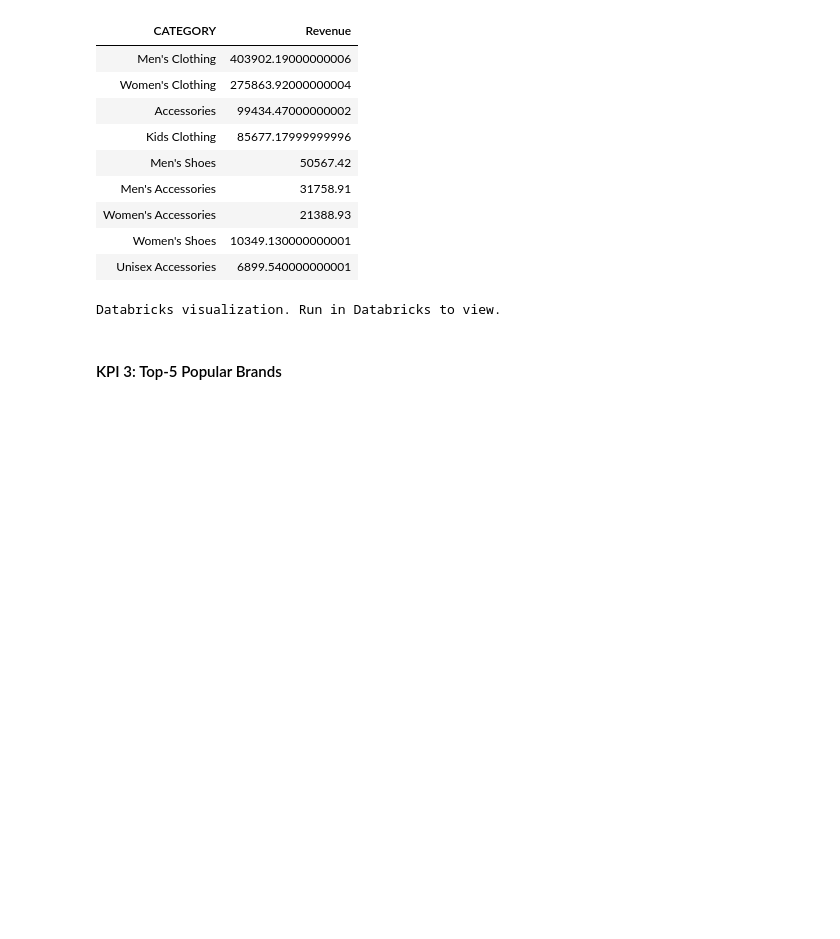
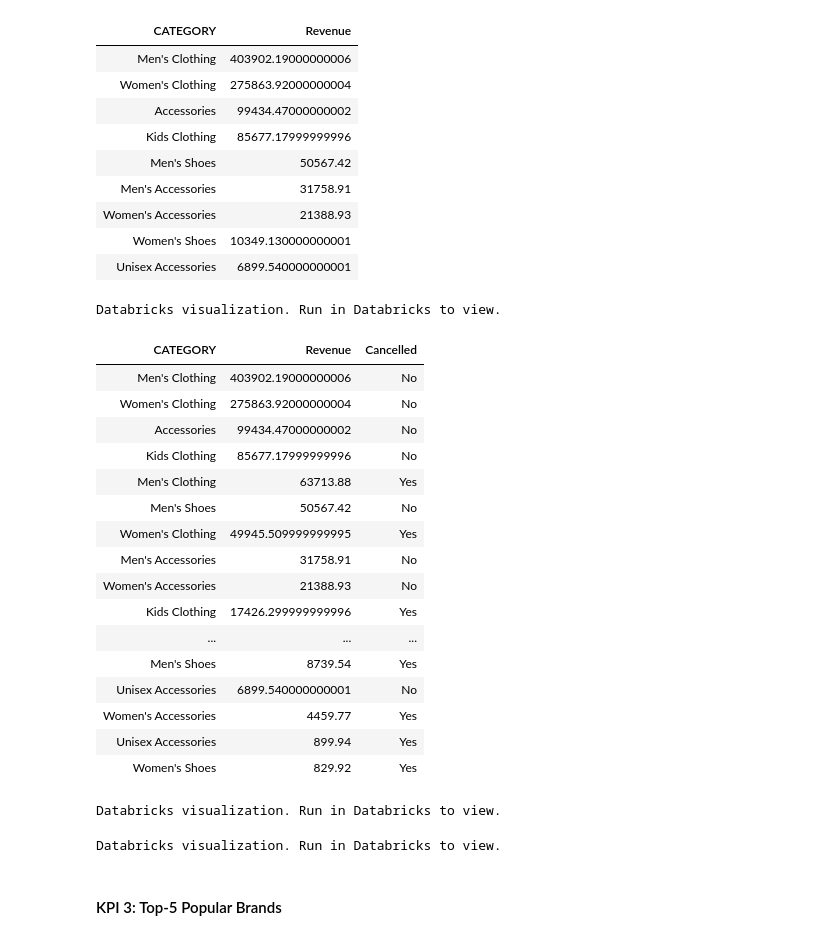
Before and after one commit to vpapaioannou/data_science_and_big_data_projects, a Jupyter notebook: online_clothing_company/Order History Analysis for an Online Clothing Brand Using Databricks Big Data with Delta Lakes.ipynb, the cells around one changed output. Cells and saved outputs as stored; diff of their text form; code cells hidden in the pictures; blank space fills up the shorter version.

Commit message:
Databricks project update.

```diff
--- a/online_clothing_company/Order History Analysis for an Online Clothing Brand Using Databricks Big Data with Delta Lakes.ipynb
+++ b/online_clothing_company/Order History Analysis for an Online Clothing Brand Using Databricks Big Data with Delta Lakes.ipynb
@@ -336,6 +336,41 @@ ORDER BY Revenue DESC
 | Women's Shoes | 10349.130000000001 |
 | Unisex Accessories | 6899.540000000001 |
 Databricks visualization. Run in Databricks to view.
+# %%
+%sql
+SELECT CATEGORY, SUM(TOTAL_ORDER) AS Revenue, "No" as Cancelled
+FROM supplychaindb.ORDERS_GOLD
+WHERE ORDER_STATUS != "Cancelled"
+GROUP BY CATEGORY
+
+UNION ALL
+
+SELECT CATEGORY, SUM(TOTAL_ORDER) AS Revenue, "Yes" as Cancelled
+FROM supplychaindb.ORDERS_GOLD
+WHERE ORDER_STATUS = "Cancelled"
+GROUP BY CATEGORY
+
+ORDER BY Revenue DESC
+# %% [output]
+| CATEGORY | Revenue | Cancelled |
+| Men's Clothing | 403902.19000000006 | No |
+| Women's Clothing | 275863.92000000004 | No |
+| Accessories | 99434.47000000002 | No |
+| Kids Clothing | 85677.17999999996 | No |
+| Men's Clothing | 63713.88 | Yes |
+| Men's Shoes | 50567.42 | No |
+| Women's Clothing | 49945.509999999995 | Yes |
+| Men's Accessories | 31758.91 | No |
+| Women's Accessories | 21388.93 | No |
+| Kids Clothing | 17426.299999999996 | Yes |
+| ... | ... | ... |
+| Men's Shoes | 8739.54 | Yes |
+| Unisex Accessories | 6899.540000000001 | No |
+| Women's Accessories | 4459.77 | Yes |
+| Unisex Accessories | 899.94 | Yes |
+| Women's Shoes | 829.92 | Yes |
+Databricks visualization. Run in Databricks to view.
+Databricks visualization. Run in Databricks to view.
 # %% [markdown]
 #### KPI 3: Top-5 Popular Brands
 # %%
```
Also changed, not shown: parts of 2 cells of this notebook.
